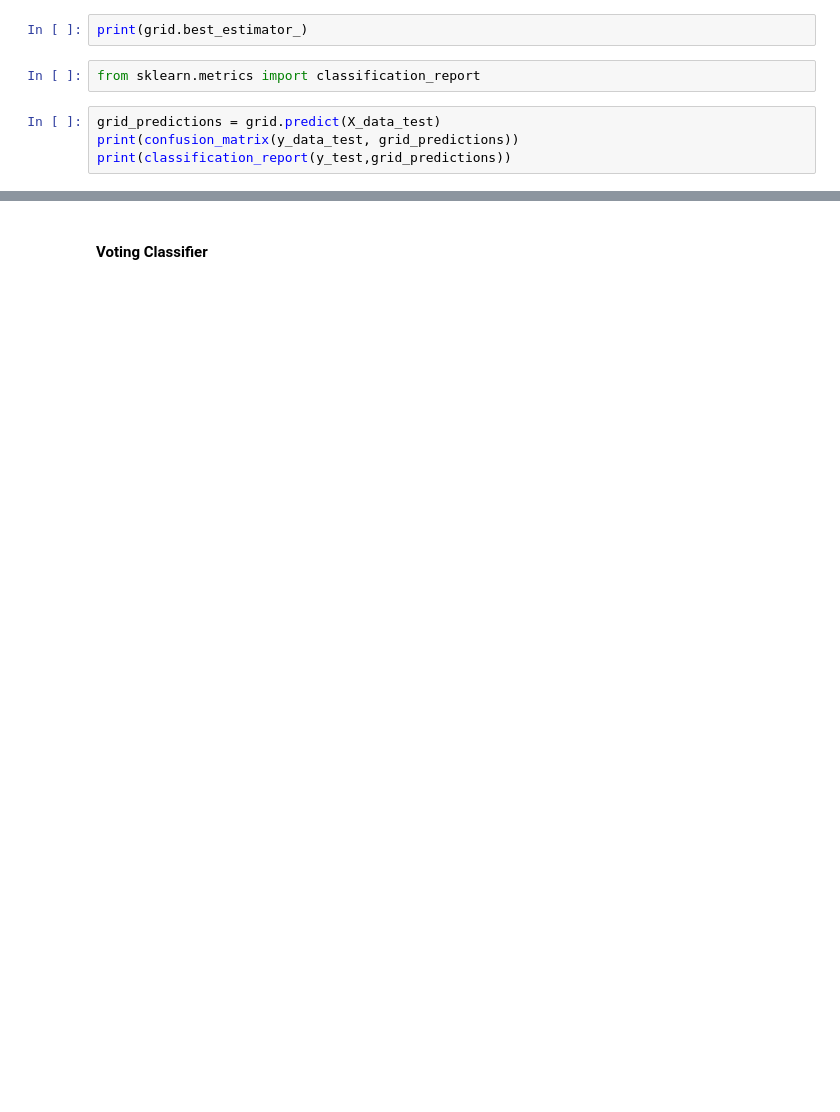
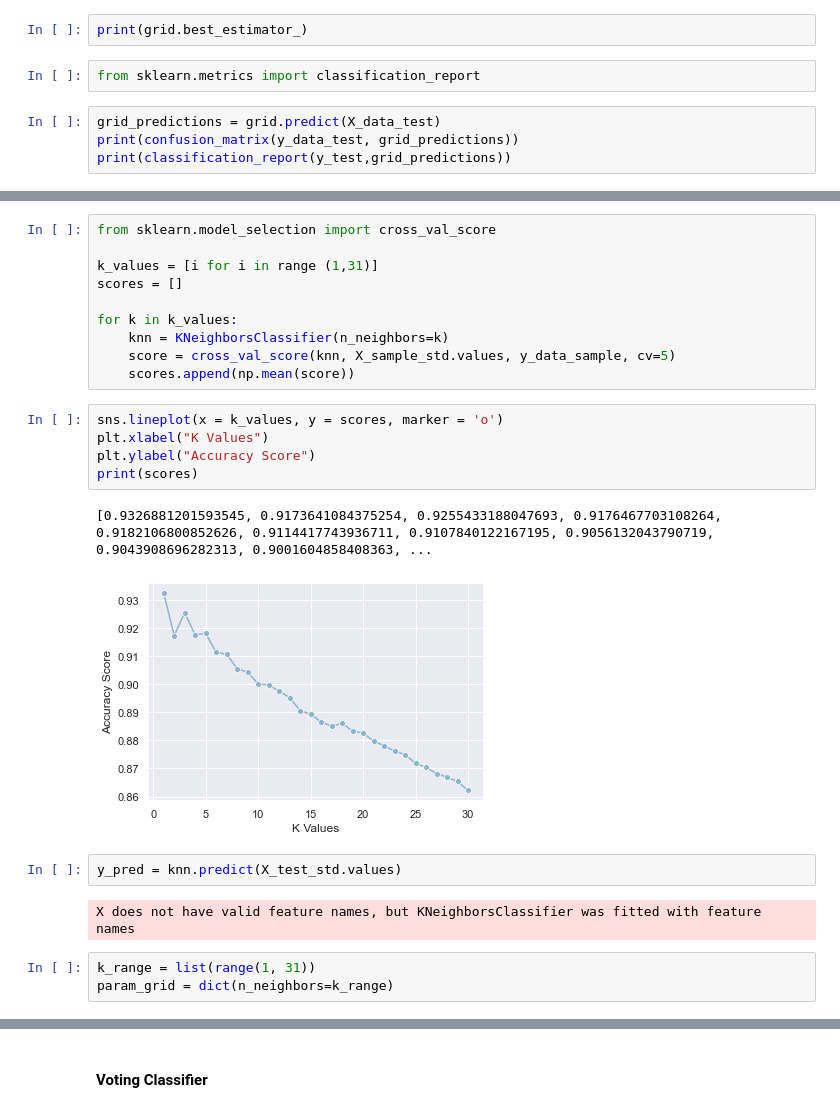
Before and after one commit to a-smaruj/ML_Project_Arrhythmia_Classification, a Jupyter notebook: main.ipynb, the cells around one changed output, grey strips where cells are left out. Saved outputs shown, nothing was run; the diff lists cells and outputs as text; blank space fills up the shorter version.

```diff
--- a/main.ipynb
+++ b/main.ipynb
@@ -935,0 +984,25 @@ print(classification_report(y_test,grid_predictions))
+# %%
+from sklearn.model_selection import cross_val_score
+
+k_values = [i for i in range (1,31)]
+scores = []
+
+for k in k_values:
+    knn = KNeighborsClassifier(n_neighbors=k)
+    score = cross_val_score(knn, X_sample_std.values, y_data_sample, cv=5)
+    scores.append(np.mean(score))
+# %%
+sns.lineplot(x = k_values, y = scores, marker = 'o')
+plt.xlabel("K Values")
+plt.ylabel("Accuracy Score")
+print(scores)
+# %% [output]
+[0.9326881201593545, 0.9173641084375254, 0.9255433188047693, 0.9176467703108264, 0.9182106800852626, 0.9114417743936711, 0.9107840122167195, 0.9056132043790719, 0.9043908696282313, 0.9001604858408363, ...
+[figure, added]
+# %%
+y_pred = knn.predict(X_test_std.values)
+# %% [output]
+X does not have valid feature names, but KNeighborsClassifier was fitted with feature names
+# %%
+k_range = list(range(1, 31))
+param_grid = dict(n_neighbors=k_range)
```
Also changed, not shown: parts of 23 cells of this notebook.
